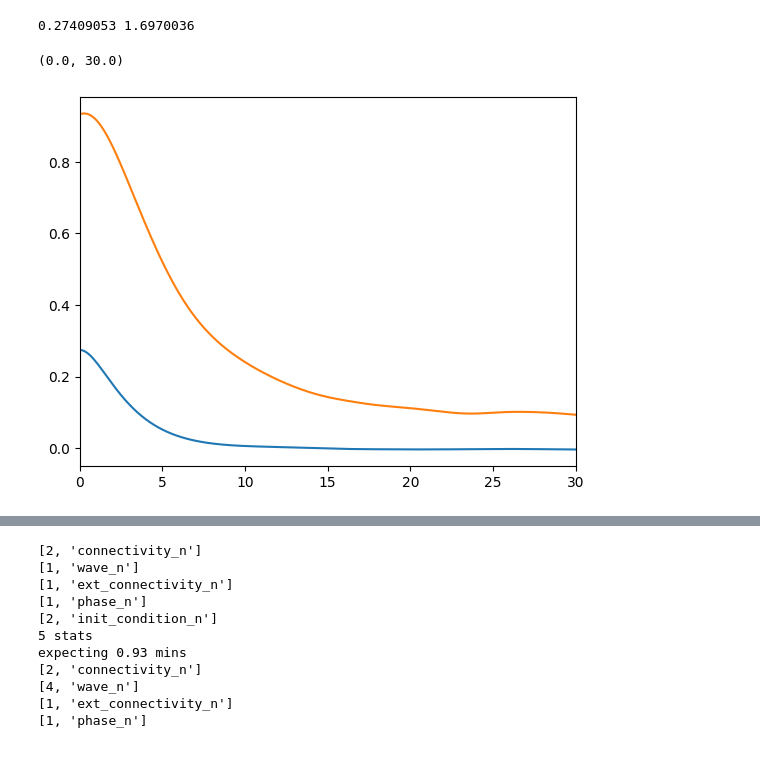
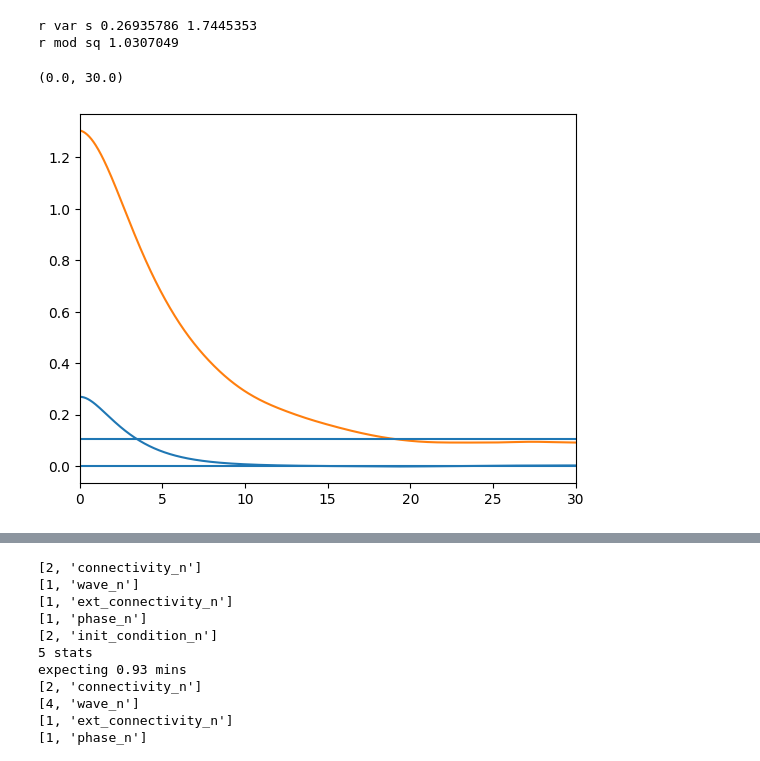
Before and after one commit to zhaoz0314/random-EI, a Jupyter notebook: pseudospatial/0_4-4_0_test.ipynb, the cells around one changed output, grey strips where cells are left out. Drawn from its saved outputs; the diff is of its cells as text; code cells hidden in the pictures.

```diff
--- a/pseudospatial/0_4-4_0_test.ipynb
+++ b/pseudospatial/0_4-4_0_test.ipynb
@@ -41,7 +41,7 @@ sub_part_r_s = jnp.array([e_part_r, 1 - e_part_r])
 sub_part_n_s = sub_part_n_s_fct(part_n, sub_part_r_s)
 unscaled_mean = ei_mean_balancer(sub_part_r_s, e_mean)
 unscaled_std = jnp.tile(jnp.array([ei_std_s]), (2, 1))
-connectivity_n = 2###5
+connectivity_n = 1
 in_r = 1.
 rewiring_prob = 1.
 [connectivity_s, key] = row_sum_removing_sparsifier(
@@ -66,14 +66,14 @@ phase_n = 1
 [phase_s, key] = phase_s_generator(ext_part_n, phase_n, key)
 phase_s = 0 * phase_s # since freq = 0
 
-amp_s = jnp.expand_dims(jnp.array([0.6, 1.2, 1.8, 2.4]), # 3
+amp_s = jnp.expand_dims(jnp.array([0, 2.4]), # 3
                         # or (wave_n, ext_part_n) array so different ext parts have different amps
                         1)
 freq_s = jnp.full(amp_s.shape, freq)
 wave_s = jnp.concatenate([amp_s, freq_s], axis = 1)
 wave_n = wave_s.shape[0]
 
-init_condition_n = 2###5
+init_condition_n = 1
 ext_condition_n = ext_connectivity_n * phase_n
 init_condition_n_free = init_condition_n * ext_condition_n
 [init_condition_s, key] = init_condition_s_generator(part_n,
@@ -120,18 +126,36 @@ temp_traj = jnp.tanh(rk4_ode_solver(
-# %%
-r_mean_s = jnp.mean(temp_traj, axis = -1)
-r_var_mean = jnp.mean(jnp.var(temp_traj - jnp.expand_dims(r_mean_s, 1), axis = -1))
-r_var_sq = jnp.mean((jnp.var(temp_traj - jnp.mean(temp_traj, axis = -1, keepdims=True), axis = -1) / r_var_mean)**2)
-print(r_var_mean, r_var_sq)
-# %% [output]
-0.27409053 1.6970036
+# %%
+r_mean_s = [jnp.mean(r_s[wave_idx], axis = -1) for wave_idx in range(wave_n)]
+r_var_mean = [jnp.mean(jnp.var(r_s[wave_idx] - jnp.expand_dims(r_mean_s[wave_idx], 1), axis = -1))
+              for wave_idx in range(wave_n)]
+r_var_sq = [jnp.mean((jnp.var(r_s[wave_idx] - jnp.mean(r_s[wave_idx], axis = -1, keepdims=True), axis = -1)
+                     / r_var_mean[wave_idx])**2)
+            for wave_idx in range(wave_n)]
+r_mod_sq = [jnp.mean(jnp.mean(r_s[wave_idx]**2, axis = -1)**2)/jnp.mean(jnp.mean(r_s[wave_idx]**2, axis = -1))**2
+            for wave_idx in range(wave_n)]
+
+r_acov_s = [matched_correlation_fct(r_s[wave_idx], r_s[wave_idx], r_mean_s[wave_idx], r_mean_s[wave_idx])
+            for wave_idx in range(wave_n)]
+r_ccov_s = [jnp.array([matched_correlation_fct(jnp.roll(r_s[wave_idx], shift, axis = 0), r_s[wave_idx],
+                                   jnp.roll(r_mean_s[wave_idx], shift, axis = 0), r_mean_s[wave_idx])
+                      for shift in jnp.arange(1,1+4)])
+            for wave_idx in range(wave_n)]
+
+cov = [cov_s_fct(r_s[wave_idx], r_mean_s[wave_idx]) for wave_idx in range(wave_n)]
+es = [es_s_fct(cov[wave_idx]) for wave_idx in range(wave_n)]
+pr = [dim_r_s_fct(es[wave_idx][0]) for wave_idx in range(wave_n)]
 # %%
-r_acov_s = matched_correlation_fct(temp_traj, temp_traj, r_mean_s, r_mean_s)
-r_ccov_s = jnp.array([matched_correlation_fct(jnp.roll(temp_traj, shift, axis = 0), temp_traj,
-                                   jnp.roll(r_mean_s, shift, axis = 0), r_mean_s)
-                      for shift in jnp.arange(1,1+4)])
-plt.plot(jnp.arange(resolution * 30)/resolution, jnp.mean(r_acov_s, axis = 0)[:resolution * 30])
-plt.plot(jnp.arange(resolution * 30)/resolution, part_n * jnp.mean(r_ccov_s ** 2, axis = (0,1))[:resolution * 30])
+test_idx = 1
+
+print("r var s", r_var_mean[test_idx], r_var_sq[test_idx])
+print("r mod sq", r_mod_sq[test_idx])
+
+plt.plot(jnp.arange(resolution * 30)/resolution, jnp.mean(r_acov_s[test_idx], axis = 0)[:resolution * 30])
+plt.plot(jnp.arange(resolution * 30)/resolution, part_n * jnp.mean(r_ccov_s[test_idx][:,:,:resolution * 30] ** 2,
+                                                                   axis = (0,1)))
+plt.hlines([0,jnp.mean(r_ccov_s[test_idx][:,:,resolution * 300] ** 2) * part_n], 0, 30)
 plt.xlim(0,30)
 # %% [output]
-(0.0, 30.0)
+r var s 0.26935786 1.7445353
+r mod sq 1.0307049
+(0.0, 30.0)
-[figure, old version]
+[figure, new version]
```
Also changed, not shown: parts of 10 cells of this notebook, 1 other file.
